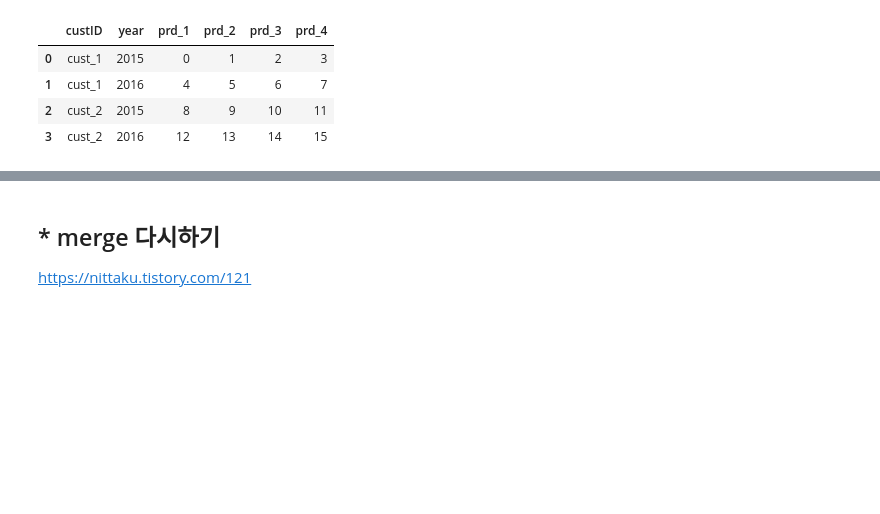
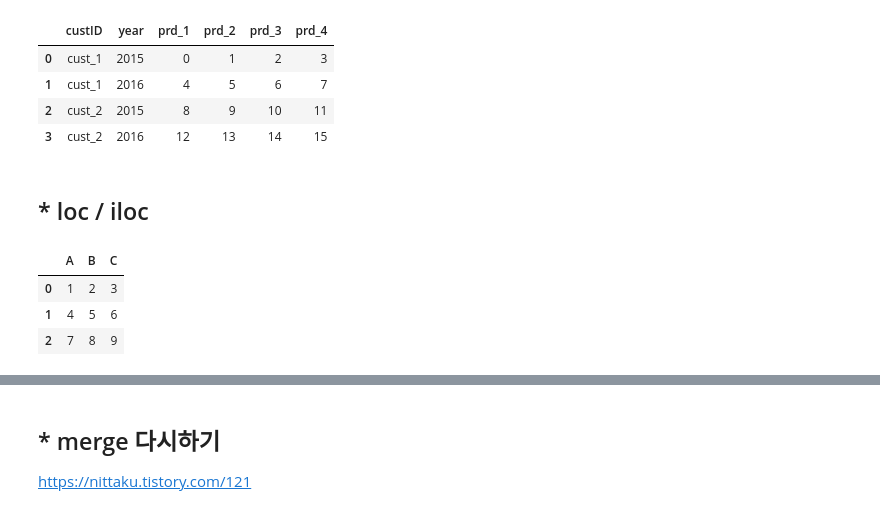
Before and after one commit to hnchae/TIL, a Jupyter notebook: 1_python/헷갈리는 문법 정리하기.ipynb, the cells around one changed output, grey strips where cells are left out. Cells and saved outputs as stored; diff of their text form; code cells hidden in the pictures; blank space fills up the shorter version.

```diff
--- a/1_python/헷갈리는 문법 정리하기.ipynb
+++ b/1_python/헷갈리는 문법 정리하기.ipynb
@@ -353,3 +353,13 @@ data_stacked_unstacked_df.rename(columns ={'level_0':'custID','level_1':'year'})
 | 1 | cust_1 | 2016 | 4 | 5 | 6 | 7 |
 | 2 | cust_2 | 2015 | 8 | 9 | 10 | 11 |
 | 3 | cust_2 | 2016 | 12 | 13 | 14 | 15 |
+# %% [markdown]
+## * loc / iloc
+# %%
+df = pd.DataFrame({"A":[1,4,7], "B":[2,5,8], "C":[3,6,9]})
+df
+# %% [output]
+|  | A | B | C |
+| 0 | 1 | 2 | 3 |
+| 1 | 4 | 5 | 6 |
+| 2 | 7 | 8 | 9 |
```
Also changed, not shown: parts of 5 cells of this notebook.
